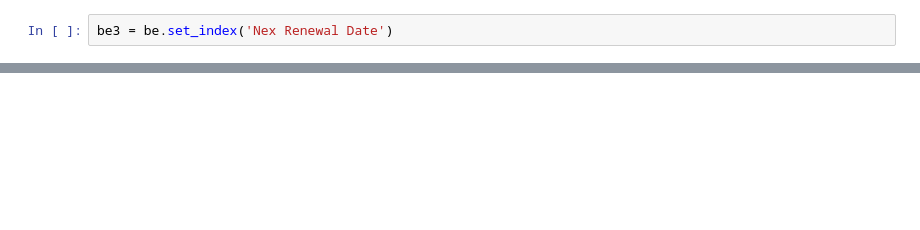
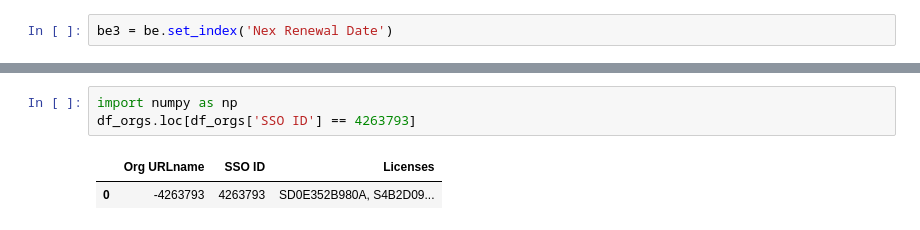
Before and after one commit to davetlewis-van/Pandas-Cookbook, a Jupyter notebook: Auto-recurring BE subscribers.ipynb, the cells around one changed output, grey strips where cells are left out. Drawn from its saved outputs; the diff is of its cells as text; blank space fills up the shorter version.

```diff
--- a/Auto-recurring BE subscribers.ipynb
+++ b/Auto-recurring BE subscribers.ipynb
@@ -284,0 +350,6 @@ be3.index
+# %%
+import numpy as np
+df_orgs.loc[df_orgs['SSO ID'] == 4263793]
+# %% [output]
+|  | Org URLname | SSO ID | Licenses |
+| 0 | -4263793 | 4263793 | SD0E352B980A, S4B2D09... |
```
Also changed, not shown: parts of 27 cells of this notebook, 2 other files.
